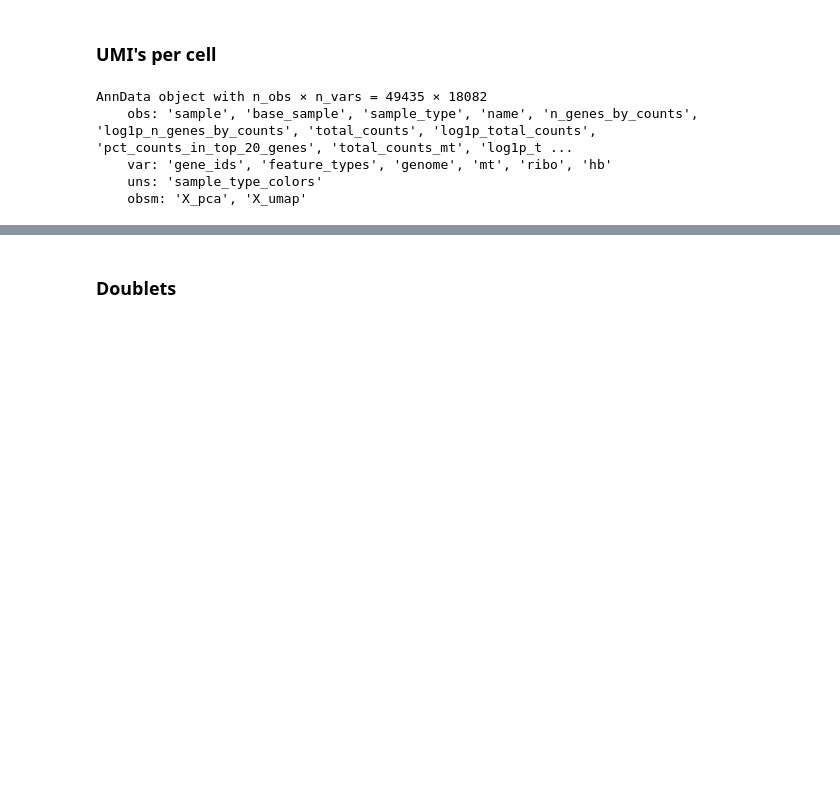
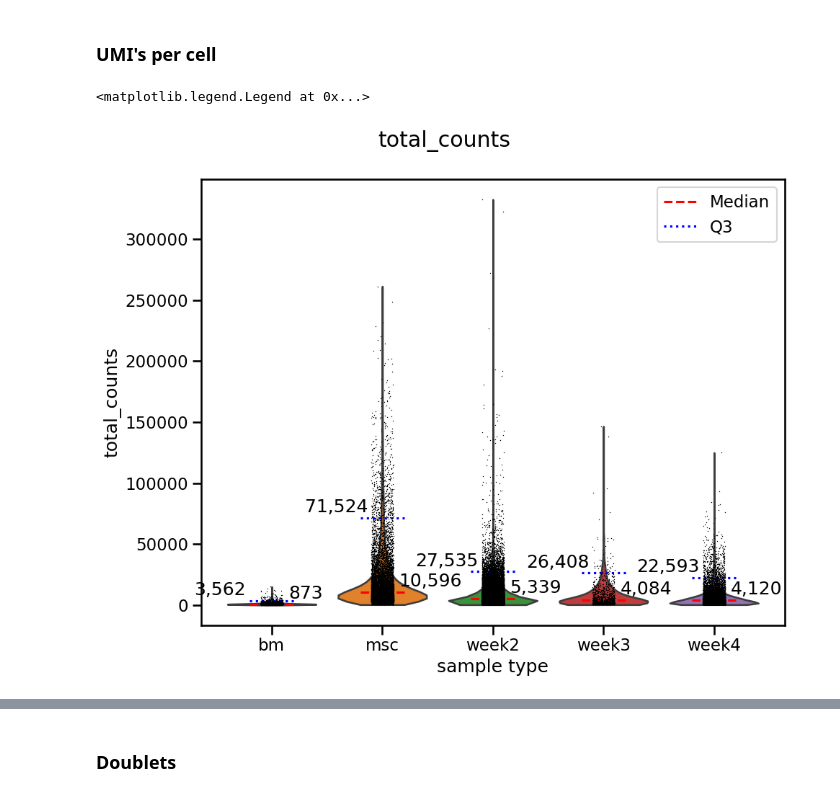
Before and after one commit to kevin-lee-aifi/mm_bm_chip_organoids, a Jupyter notebook: EXP-01244/quality_control/merged_qc.ipynb, the cells around one changed output, grey strips where cells are left out. Cells and saved outputs as stored; diff of their text form; code cells hidden in the pictures; blank space fills up the shorter version.

```diff
--- a/EXP-01244/quality_control/merged_qc.ipynb
+++ b/EXP-01244/quality_control/merged_qc.ipynb
@@ -191,23 +206,44 @@ for name, output in qc_dict.items():
 ... storing 'genome' as categorical
 # %% [markdown]
 ### UMI's per cell
-# %%
-metrics = [
-    "n_genes_by_counts",
-    "total_counts",
-    "pct_counts_in_top_20_genes",
-    "total_counts_mt",
-    "pct_counts_mt",
-    "total_counts_ribo",
-    "pct_counts_ribo",
-    "total_counts_hb",
-    "pct_counts_hb",
-    "doublet_score",
-    "predicted_doublet"
-]
-# %% [output]
-AnnData object with n_obs × n_vars = 49435 × 18082
-    obs: 'sample', 'base_sample', 'sample_type', 'name', 'n_genes_by_counts', 'log1p_n_genes_by_counts', 'total_counts', 'log1p_total_counts', 'pct_counts_in_top_20_genes', 'total_counts_mt', 'log1p_t ...
-    var: 'gene_ids', 'feature_types', 'genome', 'mt', 'ribo', 'hb'
-    uns: 'sample_type_colors'
-    obsm: 'X_pca', 'X_umap'
+# %%
+# Set a more reasonable figure size and explicitly set DPI
+fig, ax = plt.subplots(1, 1, figsize=(10, 8), dpi=100)
+
+metric = 'total_counts'
+group = 'sample_type'
+
+sc.pl.violin(
+    adata,
+    keys=metric,
+    groupby='sample_type',
+    show=False,
+    ax=ax
+)
+
+samples = list(adata.obs[group].unique())
+
+for i, sample in enumerate(samples):
+    mask = adata.obs[group] == sample
+    data = adata[mask].obs[metric]
+    median = np.median(data)
+    q3 = np.quantile(data, 0.95)
+
+    if i == 0:
+        y_label_offset = median * 10
+
+    ax.text(i + 0.15, median + y_label_offset, f'{median:,.0f}', ha='left', va='center')
+    ax.text(i - 0.7, q3 + y_label_offset, f'{q3:,.0f}', ha='left', va='center')
+
+    ax.hlines(median, xmin=i-0.2, xmax=i+0.2, color='red', linestyle='--', label='Median' if i == 0 else '')
+    ax.hlines(q3, xmin=i-0.2, xmax=i+0.2, color='blue', linestyle=':', label='Q3' if i == 0 else '')
+
+fig.suptitle(f'{metric}')
+
+# Add some padding to the layout
+plt.tight_layout()
+
+ax.legend()
+# %% [output]
+<matplotlib.legend.Legend at 0x...>
+[figure, added]
```
Also changed, not shown: parts of 2 cells of this notebook, 12 other files.
